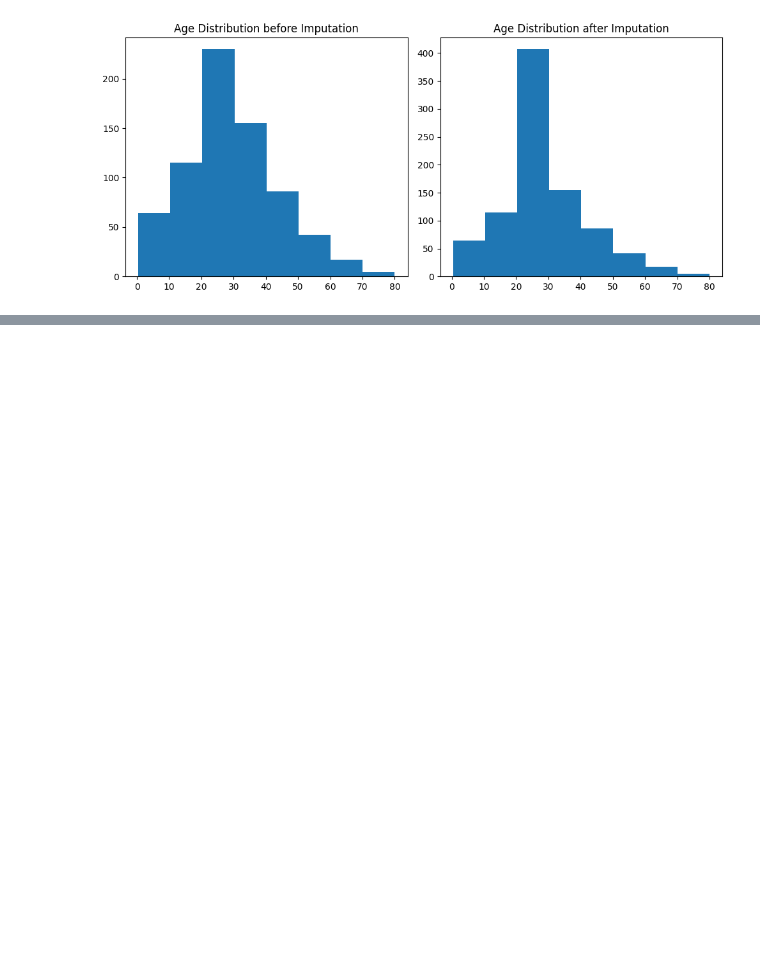
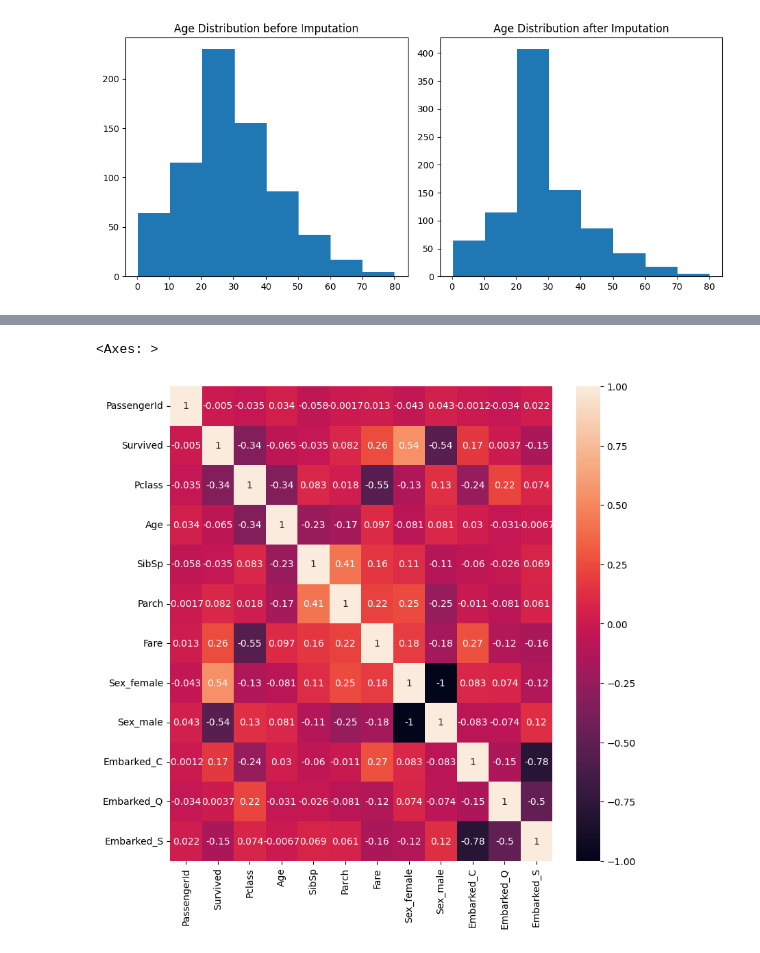
Before and after one commit to pkdc/titanic-survival-prediction, a Jupyter notebook: notebook/titanic.ipynb, the cells around one changed output, grey strips where cells are left out. Cells and saved outputs as stored; diff of their text form; code cells hidden in the pictures; blank space fills up the shorter version.

Commit message:
plotted corr matrix

```diff
--- a/notebook/titanic.ipynb
+++ b/notebook/titanic.ipynb
@@ -329,0 +315,10 @@ dtype: int64
+# %%
+train_data = pd.concat([train_data, encoded_sex_df], axis=1)
+train_data = train_data.drop(columns=['Sex'])
+# %%
+# encode embarked
+embark_enc = OneHotEncoder(sparse_output=False)
+embark_enc.fit(train_data['Embarked'].values.reshape(-1,1))
+embark_encoded_arr = embark_enc.transform(train_data['Embarked'].values.reshape(-1,1))
+embark_encoded_df = pd.DataFrame(embark_encoded_arr, columns=embark_enc.get_feature_names_out(['Embarked']))
+embark_encoded_df
@@ -329,0 +339,12 @@ dtype: int64
+# %%
+train_data = pd.concat([train_data, embark_encoded_df], axis=1)
+train_data = train_data.drop(columns=['Embarked'])
+# %%
+corr_matrix = train_data.corr(numeric_only=True)
+# %%
+plt.figure(figsize=(9,9))
+
+sns.heatmap(corr_matrix, annot=True)
+# %% [output]
+<Axes: >
+[figure, added]
```
Also changed, not shown: parts of 9 cells of this notebook, 2 other files.
